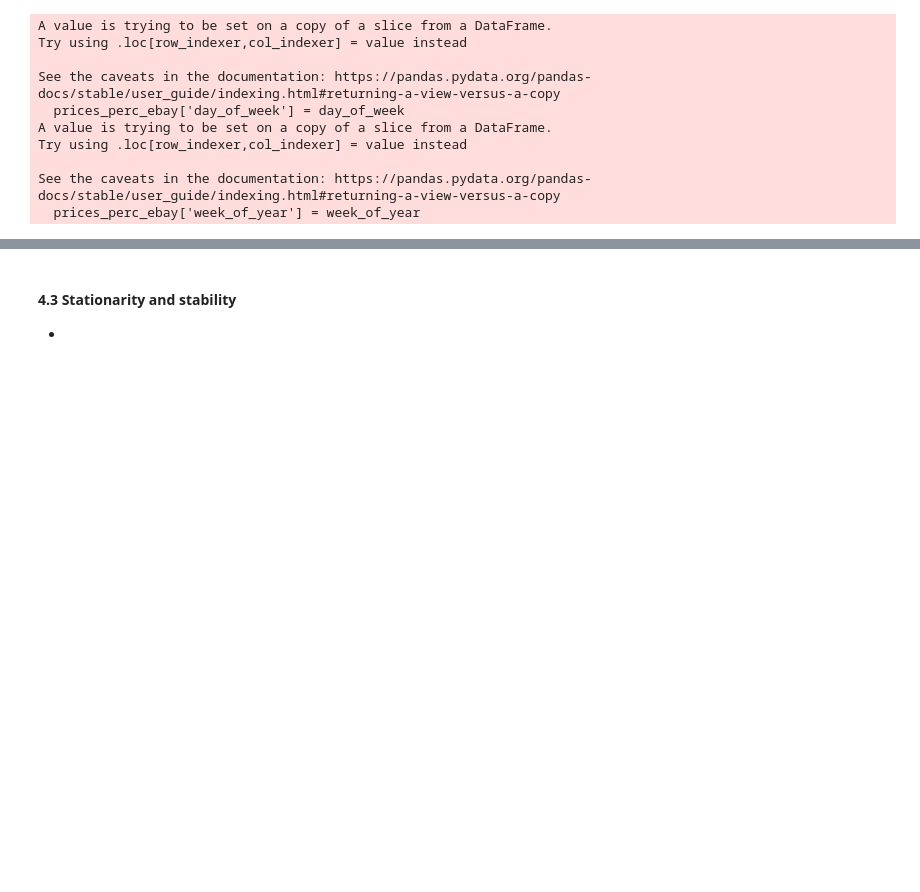
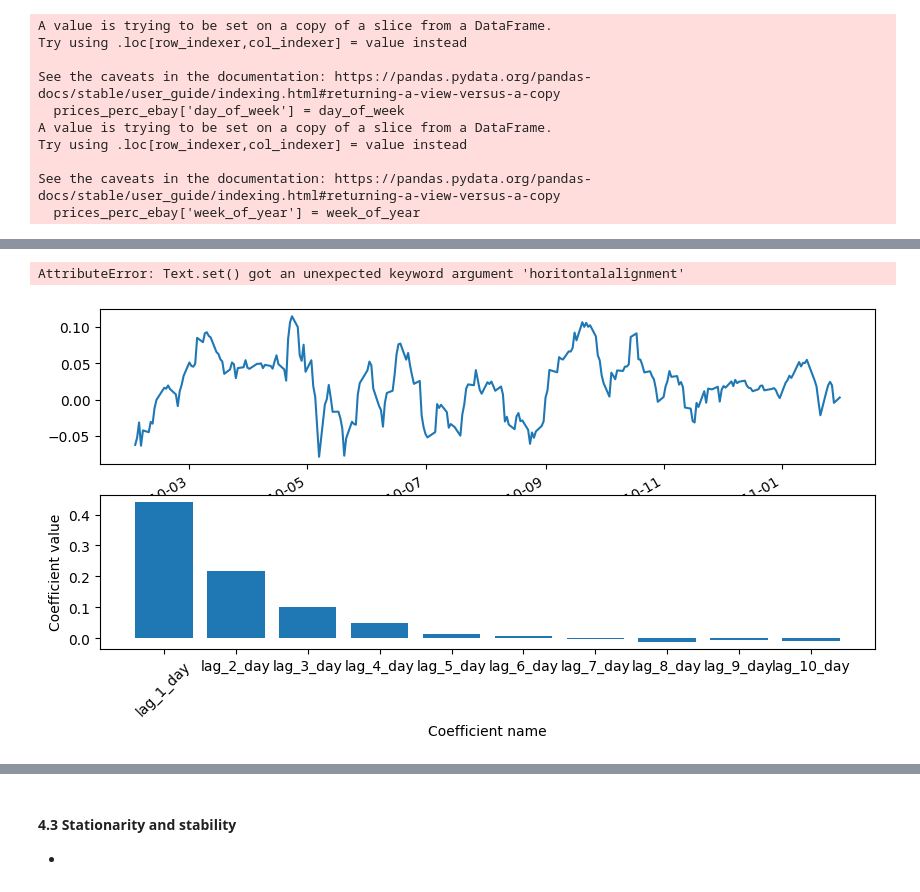
Before and after one commit to GuoweiYang19891101/datacamp_machine_learning_scientist_python, a Jupyter notebook: 9_time_series_data.ipynb, the cells around one changed output, grey strips where cells are left out. Drawn from its saved outputs; the diff is of its cells as text; code cells hidden in the pictures; blank space fills up the shorter version.

```diff
--- a/9_time_series_data.ipynb
+++ b/9_time_series_data.ipynb
@@ -1211,0 +1247,20 @@ See the caveats in the documentation: https://pandas.pydata.org/pandas-docs/stab
+# %%
+# create function to visualize coefficients
+def visualize_coefficients(coefs, names, ax):
+    # make a bar plot
+    ax.bar(names, coefs)
+    ax.set(xlabel='Coefficient name', ylabel='Coefficient value')
+
+    # set formatting
+    plt.setp(ax.get_xticklabels(), rotation=45, horitontalalignment='right')
+    return ax
+# %%
+# visualize regression model coefficients
+fig, axs = plt.subplots(2, 1, figsize=(10, 5))
+
+prices_perc_aapl.loc[:'2011-01'].plot(ax=axs[0])
+visualize_coefficients(model.coef_, prices_perc_shifted.columns, ax=axs[1])
+plt.show()
+# %% [output]
+AttributeError: Text.set() got an unexpected keyword argument 'horitontalalignment'
+[figure, added]
```
Also changed, not shown: parts of 7 cells of this notebook.
